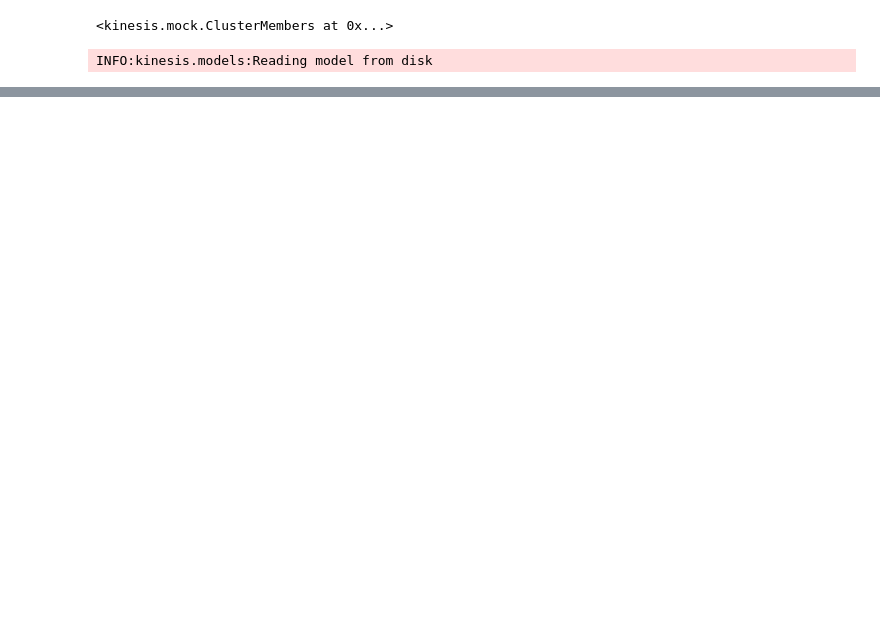
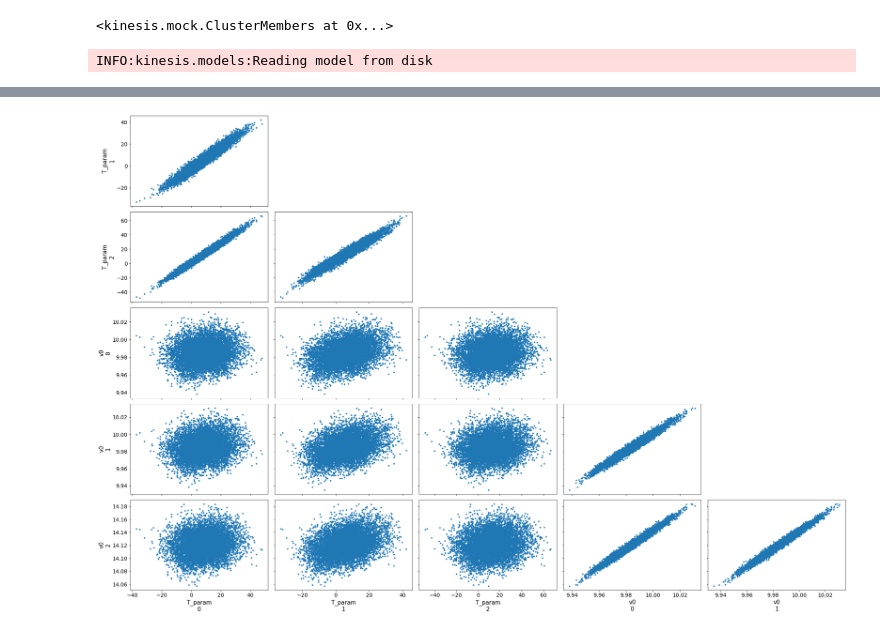
Before and after one commit to smoh/kinesis, a Jupyter notebook: notebooks/fit-grid-clusters.ipynb, the cells around one changed output, grey strips where cells are left out. Cells and saved outputs as stored; diff of their text form; code cells hidden in the pictures; blank space fills up the shorter version.

```diff
--- a/notebooks/fit-grid-clusters.ipynb
+++ b/notebooks/fit-grid-clusters.ipynb
@@ -28,7 +35,7 @@ cl1.members.observe(cov=cov, rv_error=[1]*cl1.N)
 # %% [output]
 <kinesis.mock.ClusterMembers at 0x...>
 # %%
-model = kn.get_model('allcombined')
+model = kn.get_model('general_model')
 # %% [output]
 INFO:kinesis.models:Reading model from disk
 # %%
@@ -58,2 +93,2 @@ array([-1.99927524e+00,  2.99906990e+00,  8.71244555e-05])
 # %%
-r = model.sampling(data=standata, init=init)
+r = model.sampling(data=standata, init=init, iter=4000)
@@ -63,0 +98,2 @@ array([3.99493183e-05, 3.99325871e-05, 3.91479581e-04])
+# %%
+azfit = az.from_pystan(r)
@@ -63,0 +117,5 @@ array([3.99493183e-05, 3.99325871e-05, 3.91479581e-04])
+# %%
+az.plot_pair(azfit, var_names=['T_param','v0'],
+             coords=dict(T_param_dim_0=1,T_param_dim_1=[0,1,2],),divergences=True);
+# %% [output]
+[figure, added]
```
Also changed, not shown: parts of 20 cells of this notebook.
